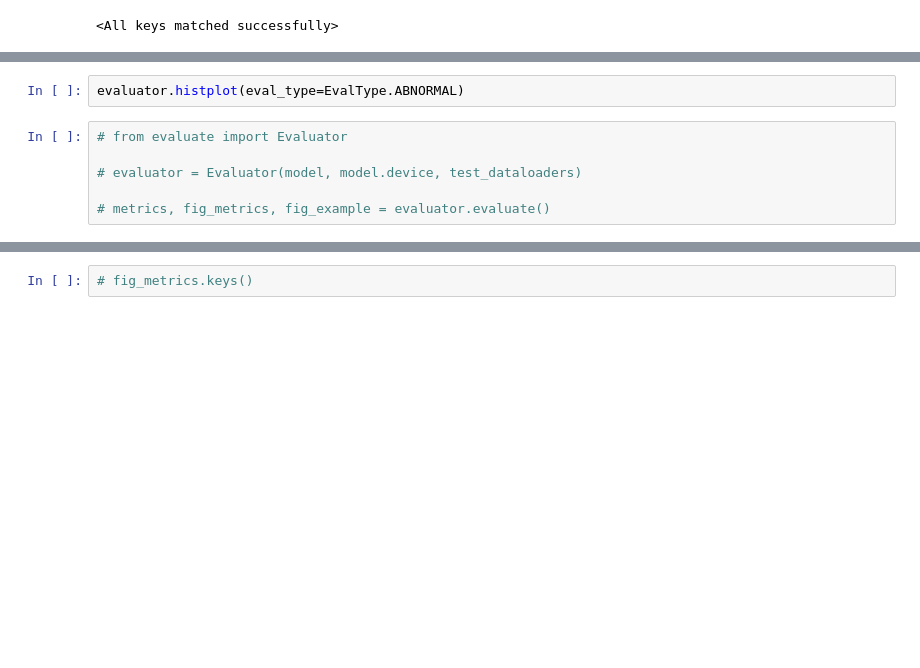
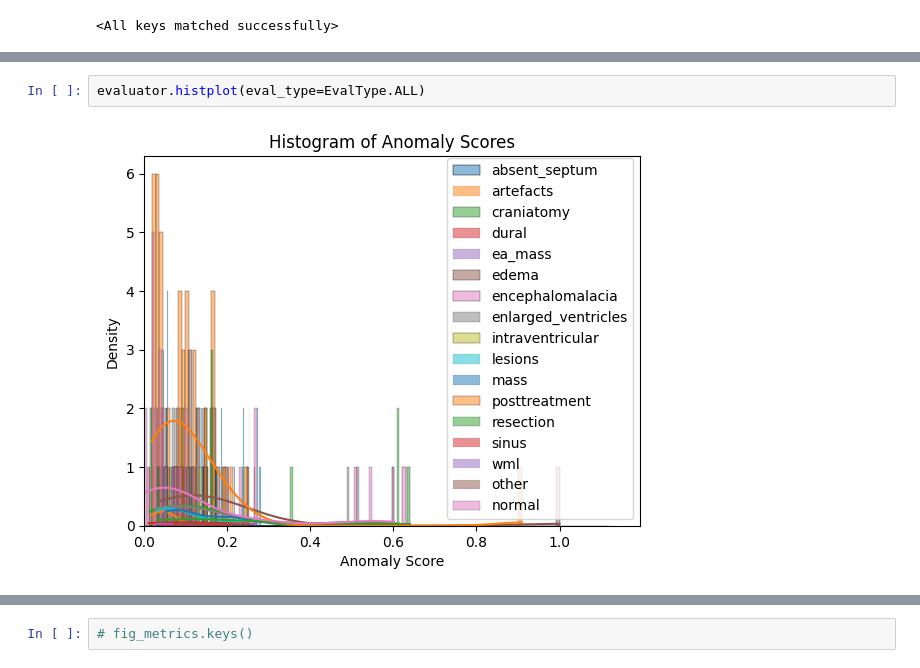
Before and after one commit to MarcelRosier/mad_seminar, a Jupyter notebook: run_eval.ipynb, the cells around one changed output, grey strips where cells are left out. Drawn from its saved outputs; the diff is of its cells as text; blank space fills up the shorter version.

Commit message:
- enhance eval

```diff
--- a/run_eval.ipynb
+++ b/run_eval.ipynb
@@ -91,8 +99,4 @@ evaluator.histplot()
 # %%
-evaluator.histplot(eval_type=EvalType.ABNORMAL)
+evaluator.histplot(eval_type=EvalType.ALL)
+# %% [output]
+[figure, added]
-# %%
-# from evaluate import Evaluator
-
-# evaluator = Evaluator(model, model.device, test_dataloaders)
-
-# metrics, fig_metrics, fig_example = evaluator.evaluate()
```
Also changed, not shown: parts of 13 cells of this notebook, 8 other files.
